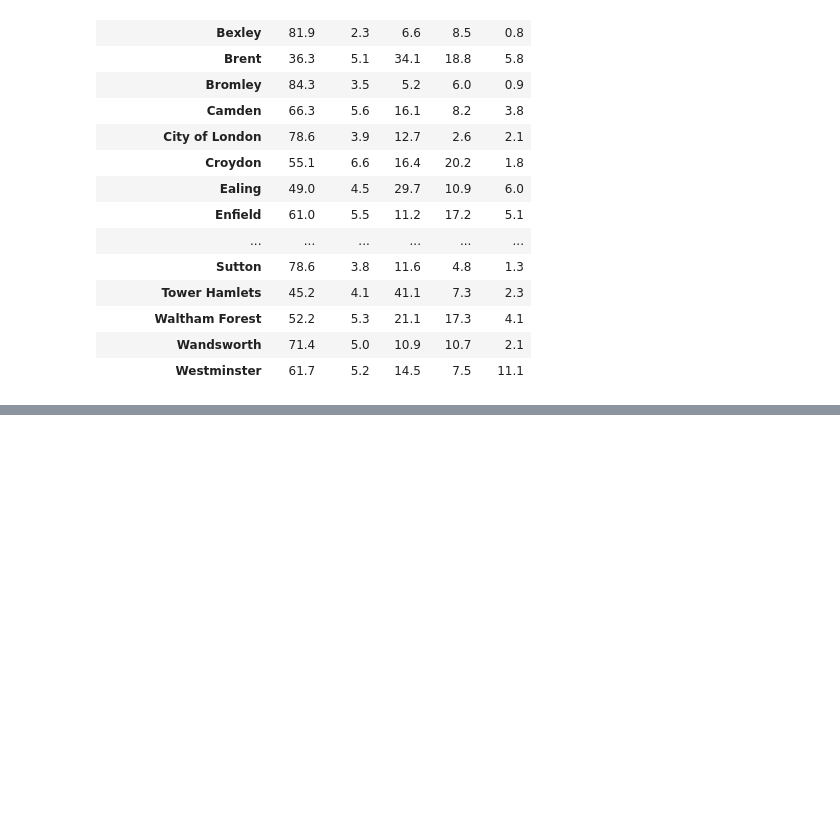
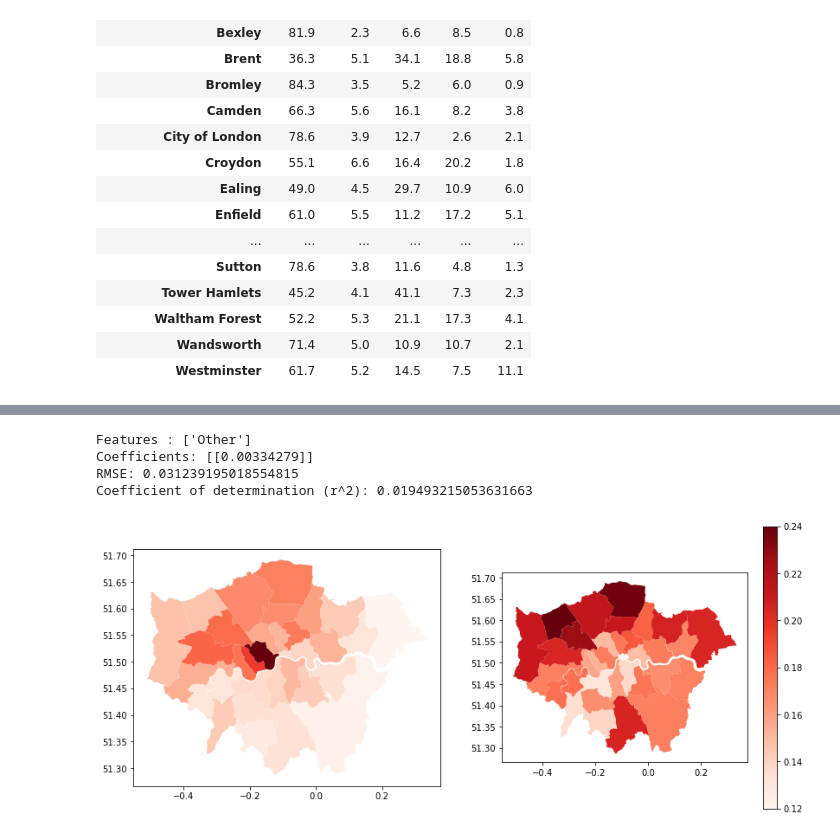
Before and after one commit to conorhamill36/London_COVID, a Jupyter notebook: London_COVID.ipynb, the cells around one changed output, grey strips where cells are left out. Saved outputs shown, nothing was run; the diff lists cells and outputs as text; code cells hidden in the pictures; blank space fills up the shorter version.

```diff
--- a/London_COVID.ipynb
+++ b/London_COVID.ipynb
@@ -569,3 +658,11 @@ def lin_regress_plot(target_variable_column, feature_columns, alpha):
+# %%
+lin_regress_plot('July death:cases', ['Other'], alpha = 0.2)
+# %% [output]
+Features : ['Other']
+Coefficients: [[0.00334279]]
+RMSE: 0.031239195018554815
+Coefficient of determination (r^2): 0.019493215053631663
+[figure, added]
 # %%
 #Modelling two new features using scikitlearn
 lin_regress_plot('July death:cases', ['Median Age', 'Population Density', 'White', 'Black', 'Asian', 'Mixed', 'Other'], 0.1)
```
Also changed, not shown: parts of 19 cells of this notebook.
